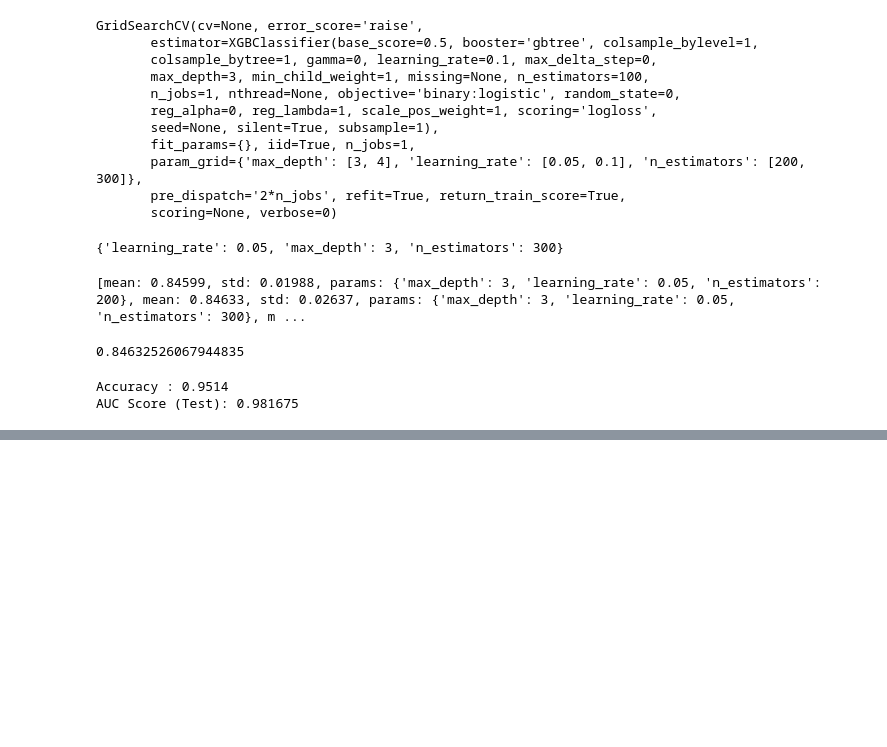
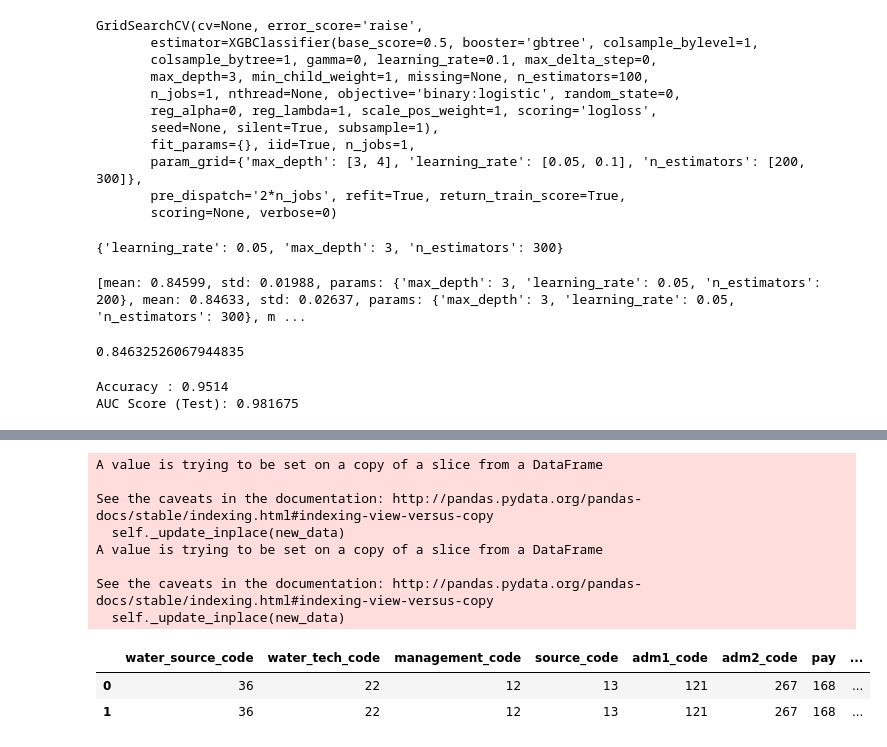
Before and after one commit to dan-watson-ucb/Capstone_Water_Access, a Jupyter notebook: Waterpoint Data Baseline v2.ipynb, the cells around one changed output, grey strips where cells are left out. Saved outputs shown, nothing was run; the diff lists cells and outputs as text; code cells hidden in the pictures; blank space fills up the shorter version.

```diff
--- a/Waterpoint Data Baseline v2.ipynb
+++ b/Waterpoint Data Baseline v2.ipynb
@@ -158,0 +242,55 @@ AUC Score (Test): 0.981675
+# %%
+#encode water tech
+
+
+#fill na's.  #could just do this to all of df above since XGBoost will want this
+uganda.management.fillna('__MISSING__', inplace=True)
+uganda.water_source.fillna('__MISSING__', inplace=True)
+uganda.water_tech.fillna('__MISSING__', inplace=True)
+uganda.pay.fillna('__MISSING__', inplace=True)
+uganda.adm1.fillna('__MISSING__', inplace=True)
+uganda.adm2.fillna('__MISSING__', inplace=True)
+uganda.new_install_year.fillna('__MISSING__', inplace=True)
+uganda.age_well_days.replace(to_replace='NaT', value=99999, inplace=True) #have to replace the NaTs. Using a long year
+#so the tree knows
+
+#have to fill NA's first
+lb= LabelEncoder()
+pred_df = pd.DataFrame()
+pred_df["water_source_code"] = lb.fit_transform(uganda["water_source"])
+pred_df['water_tech_code'] = lb.fit_transform(uganda['water_tech'])
+
+
+pred_df['management_code'] = lb.fit_transform(uganda['management'])
+pred_df['source_code'] = lb.fit_transform(uganda['source'])
+pred_df['adm1_code']= lb.fit_transform(uganda['adm1'])
+pred_df['adm2_code']= lb.fit_transform(uganda['adm2'])
+pred_df['pay']= lb.fit_transform(uganda['pay'])
+pred_df['lat_deg']= uganda['lat_deg'].values
+pred_df['lon_deg'] = uganda['lon_deg'].values
+# pred_df['pay'] = uganda['pay'].values
+# pred_df['pay'] = pred_df.pay.astype(float)
+pred_df['new_install_year_code'] = lb.fit_transform(uganda['new_install_year'])
+uganda.age_well_days.astype(int)
+pred_df['age_well_years'] = uganda['age_well_days'].values
+
+#have to cast as int now
+pred_df['age_well_years'] = round(pred_df.age_well_years.astype(int)/365,1)
+
+#target
+pred_df['status_binary'] = uganda['status_binary'].values
+
+pred_df[0:2]
+#pred_df[["water_source", "water_source_code"]].head(11)
+# %% [output]
+A value is trying to be set on a copy of a slice from a DataFrame
+
+See the caveats in the documentation: http://pandas.pydata.org/pandas-docs/stable/indexing.html#indexing-view-versus-copy
+  self._update_inplace(new_data)
+A value is trying to be set on a copy of a slice from a DataFrame
+
+See the caveats in the documentation: http://pandas.pydata.org/pandas-docs/stable/indexing.html#indexing-view-versus-copy
+  self._update_inplace(new_data)
+|  | water_source_code | water_tech_code | management_code | source_code | adm1_code | adm2_code | pay | ... |
+| 0 | 36 | 22 | 12 | 13 | 121 | 267 | 168 | ... |
+| 1 | 36 | 22 | 12 | 13 | 121 | 267 | 168 | ... |
```
Also changed, not shown: parts of 17 cells of this notebook.
